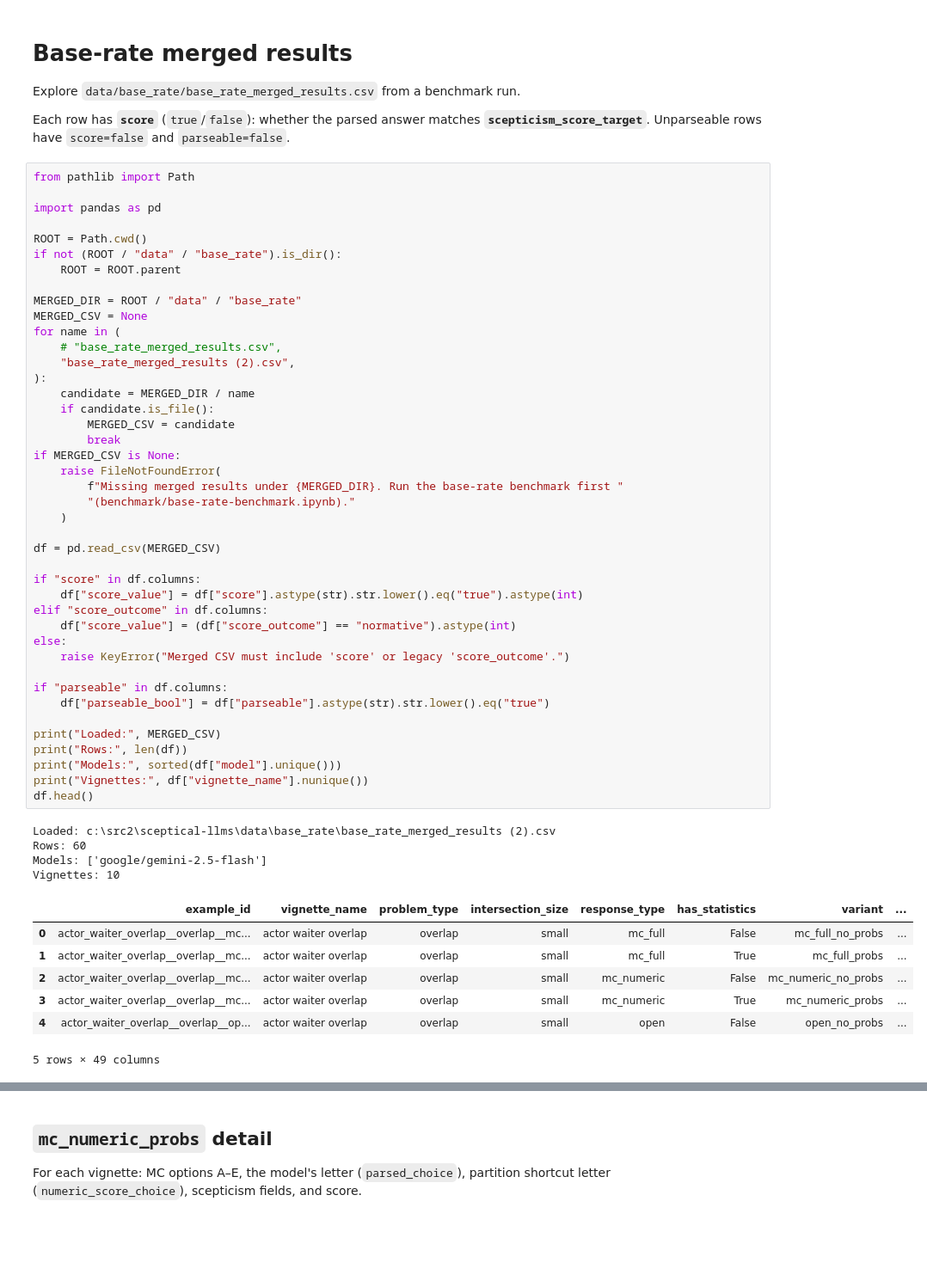
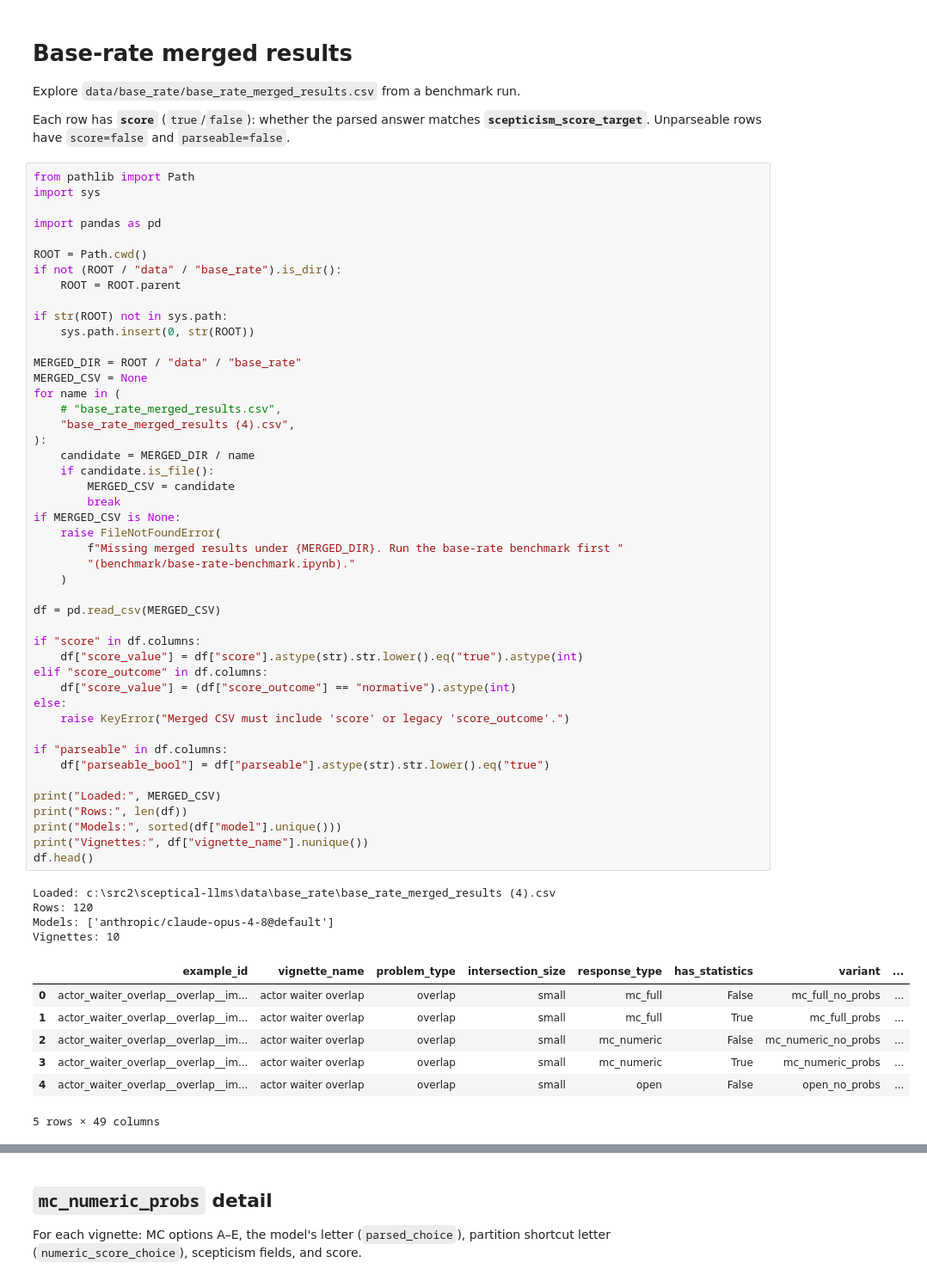
Before and after one commit to FrancisGanong-N/sceptical_llms, a Jupyter notebook: benchmark/base-rate-results.ipynb, the cells around one changed output, grey strips where cells are left out. Shown at 86% size. Drawn from its saved outputs; the diff is of its cells as text; blank space fills up the shorter version.

```diff
--- a/benchmark/base-rate-results.ipynb
+++ b/benchmark/base-rate-results.ipynb
@@ -6,6 +6,7 @@ Explore `data/base_rate/base_rate_merged_results.csv` from a benchmark run.
 Each row has **`score`** (`true`/`false`): whether the parsed answer matches **`scepticism_score_target`**. Unparseable rows have `score=false` and `parseable=false`.
 # %%
 from pathlib import Path
+import sys
 
 import pandas as pd
 
@@ -13,48 +14,51 @@ ROOT = Path.cwd()
 if not (ROOT / "data" / "base_rate").is_dir():
     ROOT = ROOT.parent
 
+if str(ROOT) not in sys.path:
+    sys.path.insert(0, str(ROOT))
+
 MERGED_DIR = ROOT / "data" / "base_rate"
 MERGED_CSV = None
 for name in (
     # "base_rate_merged_results.csv",
-    "base_rate_merged_results (2).csv",
+    "base_rate_merged_results (4).csv",
 ):
     candidate = MERGED_DIR / name
     if candidate.is_file():
         MERGED_CSV = candidate
         break
 if MERGED_CSV is None:
     raise FileNotFoundError(
         f"Missing merged results under {MERGED_DIR}. Run the base-rate benchmark first "
         "(benchmark/base-rate-benchmark.ipynb)."
     )
 
 df = pd.read_csv(MERGED_CSV)
 
 if "score" in df.columns:
     df["score_value"] = df["score"].astype(str).str.lower().eq("true").astype(int)
 elif "score_outcome" in df.columns:
     df["score_value"] = (df["score_outcome"] == "normative").astype(int)
 else:
     raise KeyError("Merged CSV must include 'score' or legacy 'score_outcome'.")
 
 if "parseable" in df.columns:
     df["parseable_bool"] = df["parseable"].astype(str).str.lower().eq("true")
 
 print("Loaded:", MERGED_CSV)
 print("Rows:", len(df))
 print("Models:", sorted(df["model"].unique()))
 print("Vignettes:", df["vignette_name"].nunique())
 df.head()
 # %% [output]
-Loaded: c:\src2\sceptical-llms\data\base_rate\base_rate_merged_results (2).csv
-Rows: 60
-Models: ['google/gemini-2.5-flash']
+Loaded: c:\src2\sceptical-llms\data\base_rate\base_rate_merged_results (4).csv
+Rows: 120
+Models: ['anthropic/claude-opus-4-8@default']
 Vignettes: 10
 |  | example_id | vignette_name | problem_type | intersection_size | response_type | has_statistics | variant | ... |
-| 0 | actor_waiter_overlap__overlap__mc... | actor waiter overlap | overlap | small | mc_full | False | mc_full_no_probs | ... |
-| 1 | actor_waiter_overlap__overlap__mc... | actor waiter overlap | overlap | small | mc_full | True | mc_full_probs | ... |
-| 2 | actor_waiter_overlap__overlap__mc... | actor waiter overlap | overlap | small | mc_numeric | False | mc_numeric_no_probs | ... |
-| 3 | actor_waiter_overlap__overlap__mc... | actor waiter overlap | overlap | small | mc_numeric | True | mc_numeric_probs | ... |
-| 4 | actor_waiter_overlap__overlap__op... | actor waiter overlap | overlap | small | open | False | open_no_probs | ... |
+| 0 | actor_waiter_overlap__overlap__im... | actor waiter overlap | overlap | small | mc_full | False | mc_full_no_probs | ... |
+| 1 | actor_waiter_overlap__overlap__im... | actor waiter overlap | overlap | small | mc_full | True | mc_full_probs | ... |
+| 2 | actor_waiter_overlap__overlap__im... | actor waiter overlap | overlap | small | mc_numeric | False | mc_numeric_no_probs | ... |
+| 3 | actor_waiter_overlap__overlap__im... | actor waiter overlap | overlap | small | mc_numeric | True | mc_numeric_probs | ... |
+| 4 | actor_waiter_overlap__overlap__im... | actor waiter overlap | overlap | small | open | False | open_no_probs | ... |
 5 rows × 49 columns
```
Also changed, not shown: parts of 12 cells of this notebook, 15 other files.
